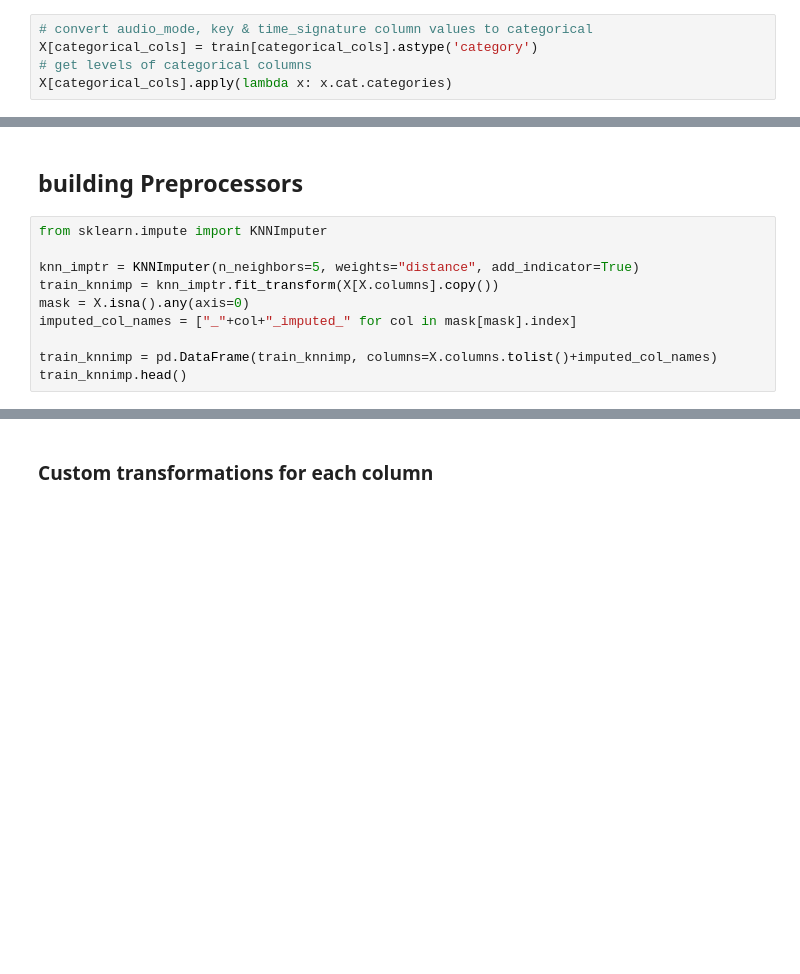
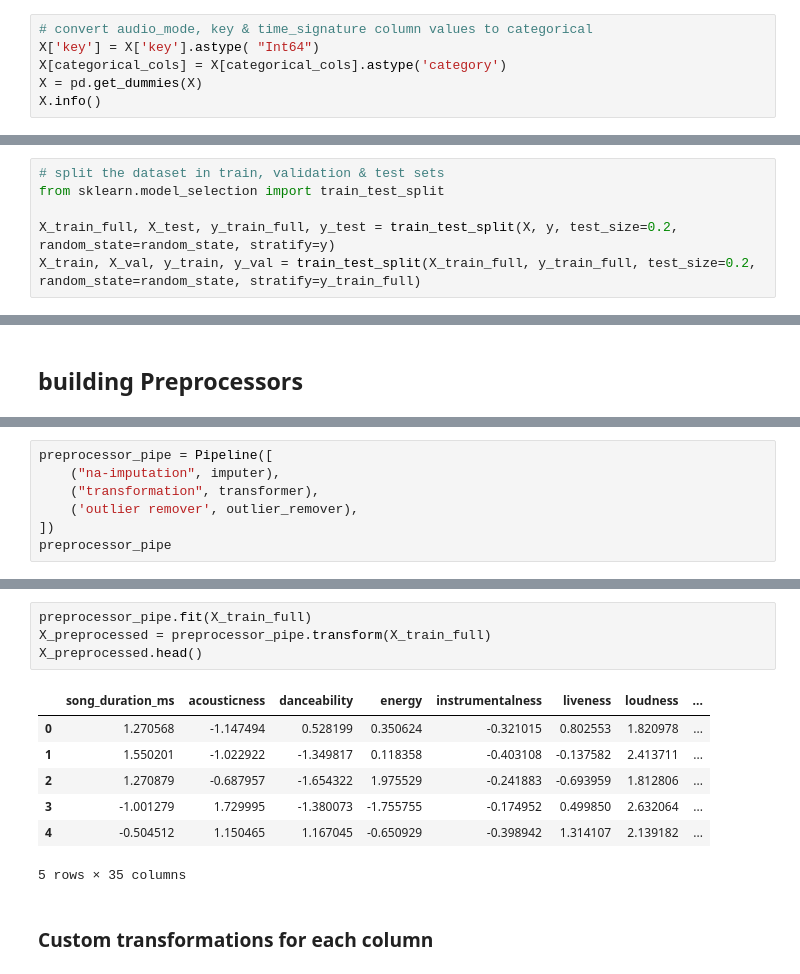
Before and after one commit to abhinav3398/song-popularity, a Jupyter notebook: notebooks/modeling.ipynb, the cells around one changed output, grey strips where cells are left out. Saved outputs shown, nothing was run; the diff lists cells and outputs as text; blank space fills up the shorter version.

```diff
--- a/notebooks/modeling.ipynb
+++ b/notebooks/modeling.ipynb
@@ -48,7 +52,8 @@ categorical_cols = X.columns[mask]
 numerical_cols = [col for col in X.columns if col not in categorical_cols]
 # %%
 # convert audio_mode, key & time_signature column values to categorical
-X[categorical_cols] = train[categorical_cols].astype('category')
-# get levels of categorical columns
-X[categorical_cols].apply(lambda x: x.cat.categories)
+X['key'] = X['key'].astype( "Int64")
+X[categorical_cols] = X[categorical_cols].astype('category')
+X = pd.get_dummies(X)
+X.info()
 # %% [output]
@@ -58,0 +79,6 @@ dtype: object
+# %%
+# split the dataset in train, validation & test sets
+from sklearn.model_selection import train_test_split
+
+X_train_full, X_test, y_train_full, y_test = train_test_split(X, y, test_size=0.2, random_state=random_state, stratify=y)
+X_train, X_val, y_train, y_val = train_test_split(X_train_full, y_train_full, test_size=0.2, random_state=random_state, stratify=y_train_full)
@@ -83,13 +113,3 @@ sys.path.append("kuma_utils/")
 from kuma_utils.preprocessing.imputer import LGBMImputer
 # %% [markdown]
 ## building Preprocessors
-# %%
-from sklearn.impute import KNNImputer
-
-knn_imptr = KNNImputer(n_neighbors=5, weights="distance", add_indicator=True)
-train_knnimp = knn_imptr.fit_transform(X[X.columns].copy())
-mask = X.isna().any(axis=0)
-imputed_col_names = ["_"+col+"_imputed_" for col in mask[mask].index]
-
-train_knnimp = pd.DataFrame(train_knnimp, columns=X.columns.tolist()+imputed_col_names)
-train_knnimp.head()
@@ -111,0 +223,7 @@ train_knnimp.head()
+# %%
+preprocessor_pipe = Pipeline([
+    ("na-imputation", imputer),
+    ("transformation", transformer),
+    ('outlier remover', outlier_remover),
+])
+preprocessor_pipe
@@ -112,2 +241,14 @@ train_knnimp.head()
+# %%
+preprocessor_pipe.fit(X_train_full)
+X_preprocessed = preprocessor_pipe.transform(X_train_full)
+X_preprocessed.head()
+# %% [output]
+|  | song_duration_ms | acousticness | danceability | energy | instrumentalness | liveness | loudness | ... |
+| 0 | 1.270568 | -1.147494 | 0.528199 | 0.350624 | -0.321015 | 0.802553 | 1.820978 | ... |
+| 1 | 1.550201 | -1.022922 | -1.349817 | 0.118358 | -0.403108 | -0.137582 | 2.413711 | ... |
+| 2 | 1.270879 | -0.687957 | -1.654322 | 1.975529 | -0.241883 | -0.693959 | 1.812806 | ... |
+| 3 | -1.001279 | 1.729995 | -1.380073 | -1.755755 | -0.174952 | 0.499850 | 2.632064 | ... |
+| 4 | -0.504512 | 1.150465 | 1.167045 | -0.650929 | -0.398942 | 1.314107 | 2.139182 | ... |
+5 rows × 35 columns
 # %% [markdown]
 ### Custom transformations for each column
```
Also changed, not shown: parts of 20 cells of this notebook.
